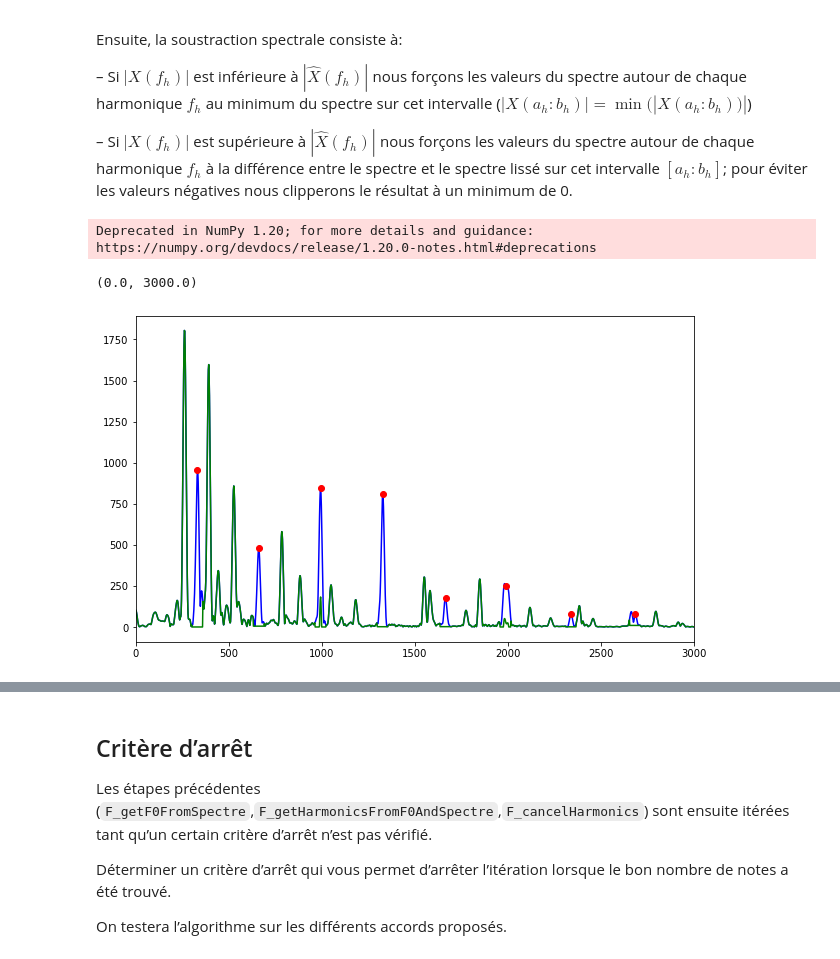
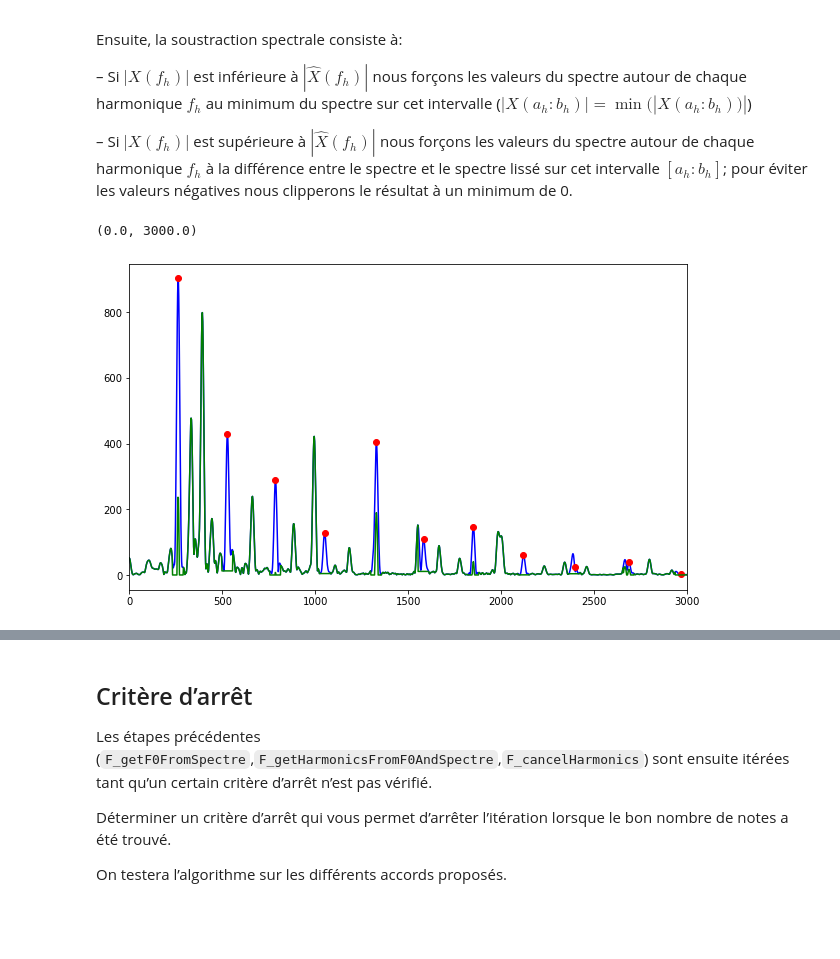
Before and after one commit to piptouque/atiam_tp_signal, a Jupyter notebook: tp_multihauteur/source/tp_multihauteur.ipynb, the cells around one changed output, grey strips where cells are left out. Cells and saved outputs as stored; diff of their text form; code cells hidden in the pictures; blank space fills up the shorter version.

```diff
--- a/tp_multihauteur/source/tp_multihauteur.ipynb
+++ b/tp_multihauteur/source/tp_multihauteur.ipynb
@@ -134,7 +134,7 @@ def F_getSpectreFromAudio(x, l_n, n_fft, sr_hz):
     ### START CODE HERE ###
     # Pour normaliser : la somme des échantillons de la fenêtre * 0.5
     w = sig.windows.hamming(l_n)
-    x_w = x[:l_n] * w / np.sum(w)
+    x_w = x[:l_n] * w / (2 * np.sum(w))
     amps_ft = np.abs(np.fft.rfft(x_w, n=n_fft))
     fs_hz = np.fft.rfftfreq(n=n_fft) * sr_hz
     ### END CODE HERE ###
@@ -182,7 +182,7 @@ def spectral_product(fs_hz: np.ndarray, amps_ft: np.ndarray, r: int, h: int) ->
     """
     p_p = np.zeros((h, r))
     for i in np.arange(h):
-        p_p[i] = amps_ft_part = amps_ft[::(i+1)][:r]
+        p_p[i] = amps_ft[::(i+1)][:r]
     fs_p_hz = fs_hz[:r]
     p = np.prod(p_p, axis=0) ** 2
     return fs_p_hz, p
@@ -206,21 +206,24 @@ def F_getF0FromSpectre(fs_hz, amps_ft, h, f_min_hz, f_max_hz, n_fft, sr_hz):
     r = int(np.floor(n_fft / (2 * h) + 1))
     n_min = int(np.floor((f_min_hz / sr_hz) * n_fft))
     n_max = int(np.floor((f_max_hz / sr_hz) * n_fft)) + 1
+    print(r, n_min, n_max)
+    print(fs_hz[np.argmax(amps_ft)])
     assert(n_max <= r)
     fs_p_hz, p = spectral_product(fs_hz, amps_ft, r, h)
     f_0_hz = fs_p_hz[n_min + np.argmax(p[n_min:n_max], axis=0)]
     ### END CODE HERE ###
     return fs_p_hz, p, f_0_hz
 
-sr_hz, x = audio_data['piano']['A3C4E4G4']
+# sr_hz, x = audio_data['piano']['A3C4E4G4']
 # sr_hz, x = audio_data['piano']['A4']
-h = 4
+h = 3
 l_sec = 0.1
 # Pour normaliser : la somme des échantillons de la fenêtre * 0.5
 l_n = np.int64(l_sec*sr_hz)
 n_fft = 4 * ut.next_pow2(l_n)
 #
 fs_hz, amps_ft = F_getSpectreFromAudio(x, l_n, n_fft, sr_hz)
+# amps_ft = amps_ft_corr
 f_min_hz = 50
 f_max_hz = 900
 fs_p_hz, p, f_0_hz = F_getF0FromSpectre(fs_hz, amps_ft, h, f_min_hz, f_max_hz, n_fft, sr_hz)
@@ -365,43 +370,42 @@ def F_cancelHarmonics(fs_hz, amps_ft, fs_h_k, amps_h, l_sec, n_fft, sr_hz):
         - Nfft: fft size
         - sr_hz: sampling rate
     outputs:
         - fftAmplSubtract_v (N/2+1,):  vector containing the FFT amplitude with amplitudes canceled at harmonic positions
     """
 
     c_w = 2.0 # === for a hanning window
     b_w_hz = c_w/(l_sec) # === this is the width at -3dB of the main lobe
     b_w_hz = 3*b_w_hz # === we extend it a bit since we want more than "at -3 dB"
-    b_w_k = np.int(b_w_hz/sr_hz*n_fft)
+    b_w_k = int(b_w_hz/sr_hz*n_fft)
     b_w_k = b_w_k + b_w_k % 2
     #
     a_k = fs_h_k - b_w_k//2
     b_k = fs_h_k + b_w_k//2
     #
-    amps_hat_abs = np.array([np.mean([amps_h[max(0, h-1):min(h+1, amps_h.shape[0])]]) for h in np.arange(amps_h.shape[0])])
+    amps_hat = np.array([np.mean([amps_h[max(0, h-1):h+2]]) for h in np.arange(amps_h.shape[0])])
 
-    amps_ft_corr = np.abs(amps_ft.copy())
+    amps_ft_corr = amps_ft.copy()
     with np.nditer([a_k, b_k], flags=['f_index']) as it:
         for (a, b) in it:
             h = it.index
-            is_sup = np.abs(amps_ft[fs_h_k[h]]) >= amps_hat_abs[h]
-            corr_var = np.maximum(0, amps_ft_corr[a:b] - amps_hat_abs[h])
-            corr_min = np.amin(np.abs(amps_ft[a:b]))
-            amps_ft_corr[a:b] = corr_var if is_sup else corr_min
+            is_sup = amps_ft[fs_h_k[h]] >= amps_hat[h]
+            corr_liss = np.maximum(0, amps_ft_corr[a:b] - amps_hat[h])
+            corr_min = np.amin(amps_ft[a:b])
+            amps_ft_corr[a:b] = corr_liss if is_sup else corr_min
     return amps_ft_corr
 
 amps_ft_corr = F_cancelHarmonics(fs_hz, amps_ft, fs_h_k, amps_h, l_sec, n_fft, sr_hz)
 # +++++++++++++++++++++++++++++++
 plt.figure(figsize=(10,6))
 plt.plot(fs_hz, amps_ft, 'b-')
 plt.plot(fs_hz[fs_h_k], amps_h, 'ro')
 # plt.plot(fs_hz[fs_h_k], harmoAmplSmooth_v, 'g+')
 plt.plot(fs_hz, amps_ft_corr, 'g-')
 plt.xlim((0,3000))
 # +++++++++++++++++++++++++++++++
 # %% [output]
-Deprecated in NumPy 1.20; for more details and guidance: https://numpy.org/devdocs/release/1.20.0-notes.html#deprecations
+(0.0, 3000.0)
-(0.0, 3000.0)
-[figure, old version]
+[figure, new version]
 # %% [markdown]
 ### Test
 Pour le signal audioFile = './_audio/A3C4E4G4_piano.wav' vous devriez obtenir
```
Also changed, not shown: parts of 4 cells of this notebook, 3 other files.
